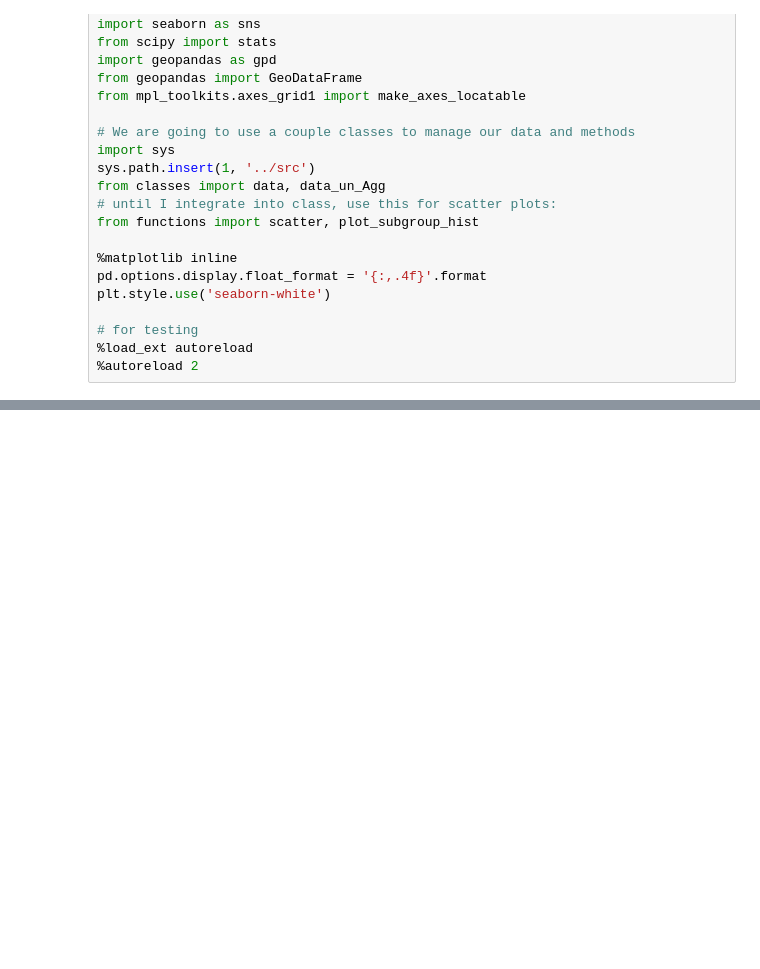
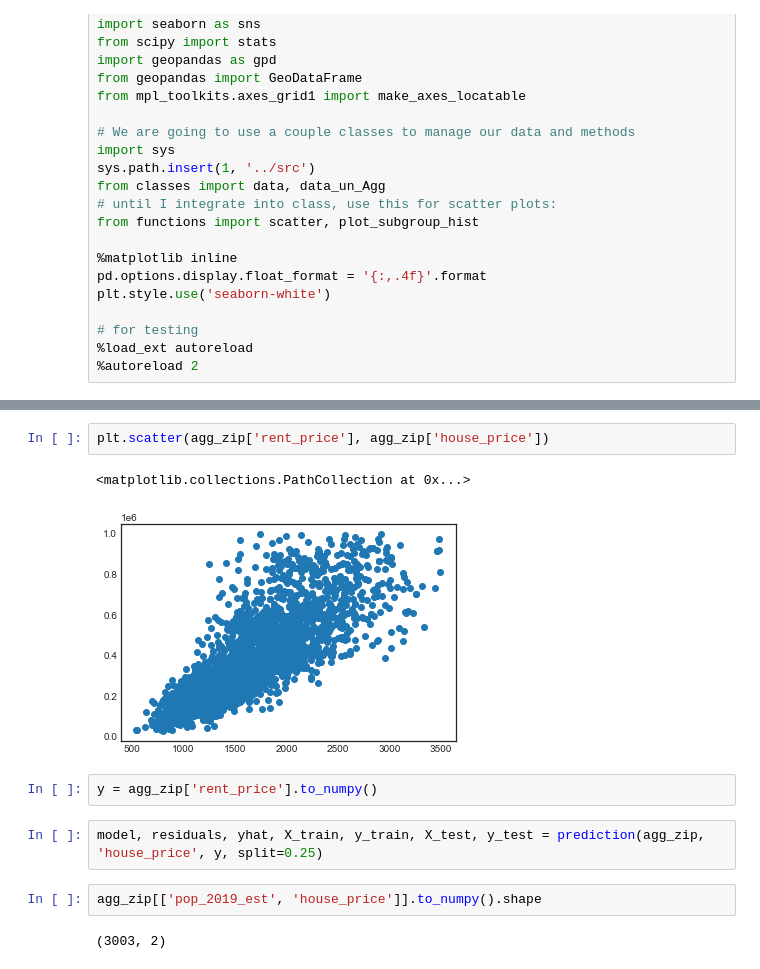
Before and after one commit to paultanger/realty-markets-analyzer, a Jupyter notebook: notebooks/lin_regression.ipynb, the cells around one changed output, grey strips where cells are left out. Cells and saved outputs as stored; diff of their text form; blank space fills up the shorter version.

```diff
--- a/notebooks/lin_regression.ipynb
+++ b/notebooks/lin_regression.ipynb
@@ -73,0 +202,13 @@ array(['AL', 'AR', 'AZ', 'CA', 'CO', 'CT', 'DC', 'DE', 'FL', 'GA', 'HI',
+# %%
+plt.scatter(agg_zip['rent_price'], agg_zip['house_price'])
+# %% [output]
+<matplotlib.collections.PathCollection at 0x...>
+[figure, added]
+# %%
+y = agg_zip['rent_price'].to_numpy()
+# %%
+model, residuals, yhat, X_train, y_train, X_test, y_test = prediction(agg_zip, 'house_price', y, split=0.25)
+# %%
+agg_zip[['pop_2019_est', 'house_price']].to_numpy().shape
+# %% [output]
+(3003, 2)
```
Also changed, not shown: parts of 88 cells of this notebook, 1 other file.
